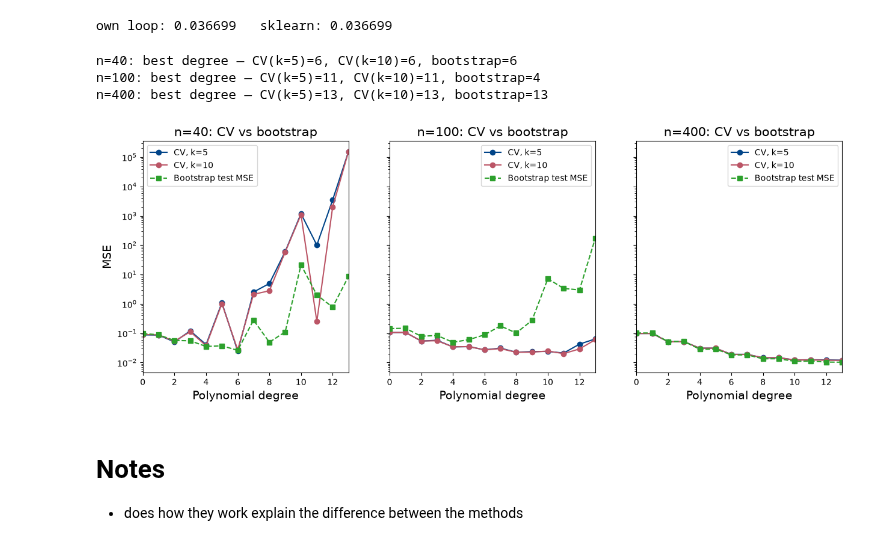
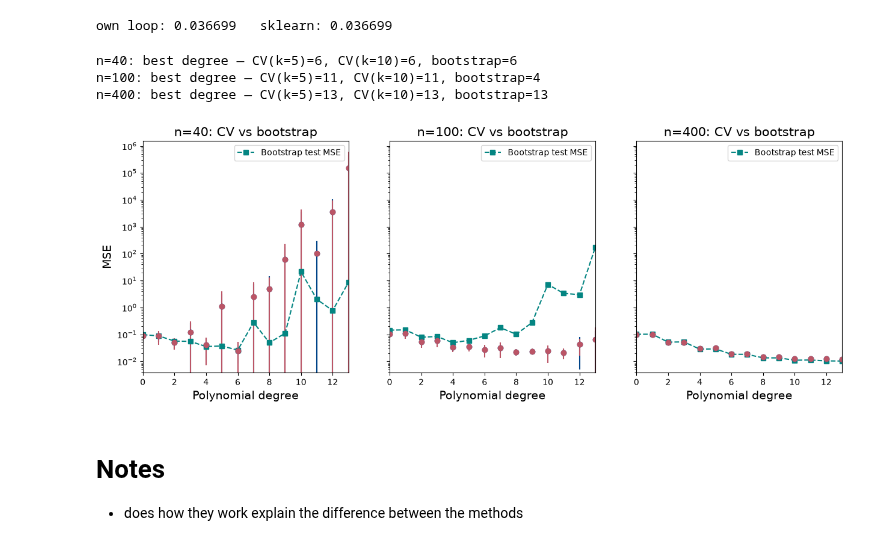
Before and after one commit to lukasMK01/FYS-STK4155, a Jupyter notebook: project_1/wip_project1.ipynb, the cells around one changed output. Cells and saved outputs as stored; diff of their text form; code cells hidden in the pictures.

Commit message:
fixing errorbars, in progress

```diff
--- a/project_1/wip_project1.ipynb
+++ b/project_1/wip_project1.ipynb
@@ -284,7 +290,7 @@ for d in [2,5,6,15]:
     ax.vlines(lambdas[np.argmin(mse_train)],ymin=0,ymax=np.max(mse_train),linestyle="--", label=r'$\lambda_{min}$', color=train_color)
     ax.legend()
     ax.label_outer()
-    ax.text(0.05, 0.95, f"degree = {d}", transform=ax.transAxes, ha="left", va="top", fontsize=12)
+    ax.text(0.02, 0.95, f"degree = {d}", transform=ax.transAxes, ha="left", va="top", fontsize=12)
 
     #Finding the minimum MSE and at what lambda
     print(f"Polynomial degree: {d}")
@@ -519,14 +529,16 @@ from sklearn.model_selection import KFold, cross_val_score
 def cv_mse_ols(x, y, degree_max, k, seed=2026):
     """k-fold CV MSE for OLS, as a function of polynomial degree."""
     kf = KFold(n_splits=k, shuffle=True, random_state=seed)
-    mse = np.zeros(degree_max)
+    mse_mean = np.zeros(degree_max)
+    mse_std = np.zeros(degree_max)
     for degree in range(degree_max):
         pipe = make_pipeline(PolynomialFeatures(degree=degree),
                               LinearRegression(fit_intercept=False))
         scores = -cross_val_score(pipe, x, y, cv=kf,
                                    scoring="neg_mean_squared_error")
-        mse[degree] = scores.mean()
-    return mse
+        mse_mean[degree] = scores.mean()
+        mse_std[degree] = scores.std()
+    return mse_mean, mse_std
 
 # Same n-values as the bootstrap sweep in part c)
 fig, ax = plt.subplots(1, 3, figsize=(15, 5), sharey=True, constrained_layout=True)
@@ -535,11 +547,13 @@ for i, n in enumerate((40, 100, 400)):
     x_cv, y_cv, _, _ = generate_data(n=n, sigma=0.1, seed=2026)
     x_cv = x_cv.reshape(-1, 1)
 
-    mse_k5  = cv_mse_ols(x_cv, y_cv, degree_max, k=5)
-    mse_k10 = cv_mse_ols(x_cv, y_cv, degree_max, k=10)
+    mse_k5, mse_k5_std  = cv_mse_ols(x_cv, y_cv, degree_max, k=5)
+    mse_k10, mse_k10_std = cv_mse_ols(x_cv, y_cv, degree_max, k=10)
 
-    ax[i].plot(range(degree_max), mse_k5,  "o-", color="#004488", label="CV, k=5")
-    ax[i].plot(range(degree_max), mse_k10, "o-", color="#BB5566", label="CV, k=10")
+    # ax[i].plot(range(degree_max), mse_k5,  "o-", color="#004488", label="CV, k=5")
+    # ax[i].plot(range(degree_max), mse_k10, "o-", color="#BB5566", label="CV, k=10")
+    ax[i].errorbar(np.arange(degree_max)-0.05, mse_k5, yerr = mse_k5_std, fmt='o', color="#004488", label="CV, k=5")
+    ax[i].errorbar(np.arange(degree_max)+0.05, mse_k5, yerr = mse_k10_std, fmt='^', color="#BB5566", label="CV, k=10")
     ax[i].set_yscale("log")
     ax[i].set_xlabel("Polynomial degree", fontsize=14)
     ax[i].set_title(f"OLS, CV-MSE, n={n}", fontsize=15)
@@ -642,36 +657,39 @@ own loop: 0.036699   sklearn: 0.036699
 # %%
 # Compare the MSE you get from cross-validation with the one you got from your bootstrap
 # code in part c).
 
 fig, ax = plt.subplots(1, 3, figsize=(15, 5), sharey=True)
 
 for i, n in enumerate((40, 100, 400)):
     x_cv, y_cv, _, _ = generate_data(n=n, sigma=0.1, seed=2026)
     x_cv = x_cv.reshape(-1, 1)
 
-    mse_k5  = cv_mse_ols(x_cv, y_cv, degree_max, k=5)
-    mse_k10 = cv_mse_ols(x_cv, y_cv, degree_max, k=10)
+    mse_k5, mse_k5_std  = cv_mse_ols(x_cv, y_cv, degree_max, k=5)
+    mse_k10, mse_k10_std = cv_mse_ols(x_cv, y_cv, degree_max, k=10)
     error_boot, _, _ = bootstrap_polynomial(n=n, degree_max=degree_max)
 
-    ax[i].plot(range(degree_max), mse_k5, "o-", label="CV, k=5", color="#004488")
-    ax[i].plot(range(degree_max), mse_k10, "o-", label="CV, k=10", color="#BB5566")
-    ax[i].plot(range(degree_max), error_boot, "s--", label="Bootstrap test MSE", color='tab:green')
+    # ax[i].plot(range(degree_max), mse_k5, "o-", label="CV, k=5", color="#004488")
+    # ax[i].plot(range(degree_max), mse_k10, "o-", label="CV, k=10", color="#BB5566")
+    ax[i].errorbar(np.arange(degree_max)-0.05, mse_k5, yerr = mse_k5_std, fmt='o', color="#004488", label="CV, k=5")
+    ax[i].errorbar(np.arange(degree_max)+0.05, mse_k5, yerr = mse_k10_std, fmt='^', color="#BB5566", label="CV, k=10")
+    ax[i].errorbar(range(degree_max), error_boot, yerr = mse_k10_std, fmt='s', color=test_color, label= "CV, k=10")
+    # ax[i].plot(range(degree_max), error_boot, "s--", label="Bootstrap test MSE", color=test_color)
     ax[i].set_yscale("log")
     ax[i].set_xlabel("Polynomial degree", fontsize=14)
     ax[i].set_title(f"n={n}: CV vs bootstrap", fontsize=15)
     ax[i].legend()
     ax[i].set_xlim(0,13)
 
     print(f"n={n}: best degree — CV(k=5)={np.argmin(mse_k5)}, "
           f"CV(k=10)={np.argmin(mse_k10)}, bootstrap={np.argmin(error_boot)}")
 
 ax[0].set_ylabel("MSE", fontsize=14)
 plt.show()
 # %% [output]
 n=40: best degree — CV(k=5)=6, CV(k=10)=6, bootstrap=6
 n=100: best degree — CV(k=5)=11, CV(k=10)=11, bootstrap=4
 n=400: best degree — CV(k=5)=13, CV(k=10)=13, bootstrap=13
-[figure, old version]
+[figure, new version]
 # %% [markdown]
 # Notes
 - does how they work explain the difference between the methods
```
Also changed, not shown: parts of 10 cells of this notebook.
